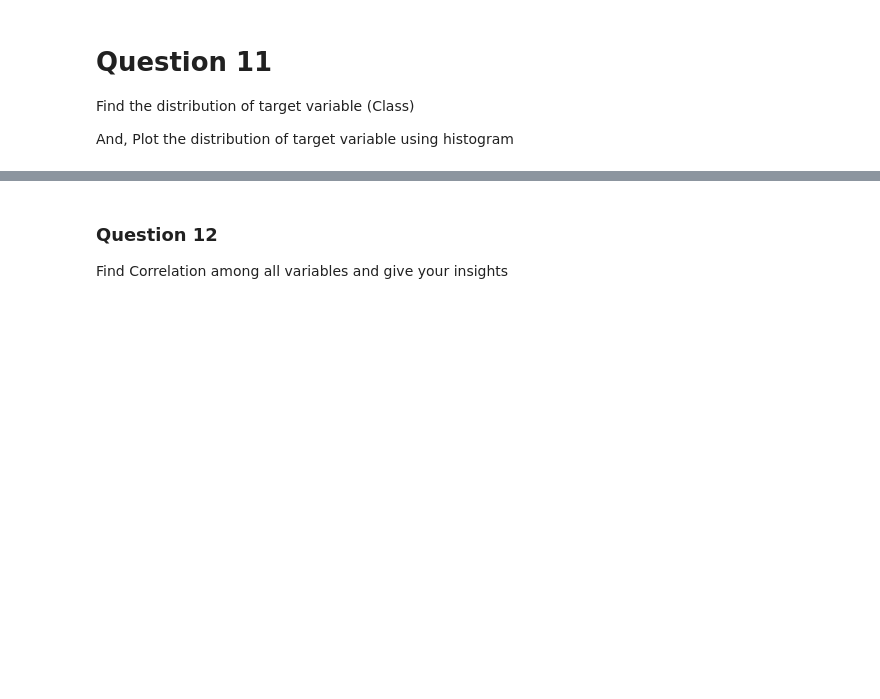
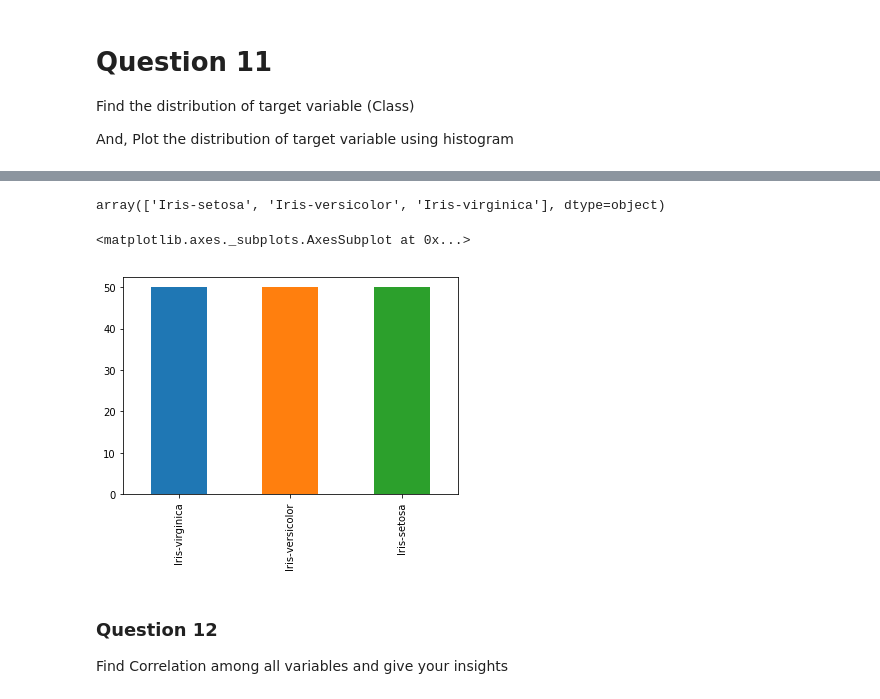
Before and after one commit to GreatLearningAIML1/bangalore-feb-batch-rabigarg, a Jupyter notebook: R3_External_Lab_kNN_Naive_Bayes.ipynb, the cells around one changed output, grey strips where cells are left out. Cells and saved outputs as stored; diff of their text form; code cells hidden in the pictures; blank space fills up the shorter version.

```diff
--- a/R3_External_Lab_kNN_Naive_Bayes.ipynb
+++ b/R3_External_Lab_kNN_Naive_Bayes.ipynb
@@ -326,3 +351,7 @@ from sklearn.naive_bayes import GaussianNB, BernoulliNB, MultinomialNB
 # %% [markdown]
 ### Slice  Iris data set for Independent variables and dependent variables
 #### Please note 'Species' is my dependent variables, name it y and independent set data as X
+# %%
+cols = ['sepal length in cm' , 'sepal width in cm', 'petal length in cm' , 'petal width in cm', 'class']
+IrisDF = pd.read_csv('iris.data',names=cols)
+IrisDF.head(10)
@@ -355,0 +390,9 @@ And, Plot the distribution of target variable using histogram
+# %%
+IrisDF['class'].unique()
+# %% [output]
+array(['Iris-setosa', 'Iris-versicolor', 'Iris-virginica'], dtype=object)
+# %%
+IrisDF['class'].value_counts().plot.bar()
+# %% [output]
+<matplotlib.axes._subplots.AxesSubplot at 0x...>
+[figure, added]
```
Also changed, not shown: parts of 18 cells of this notebook.
